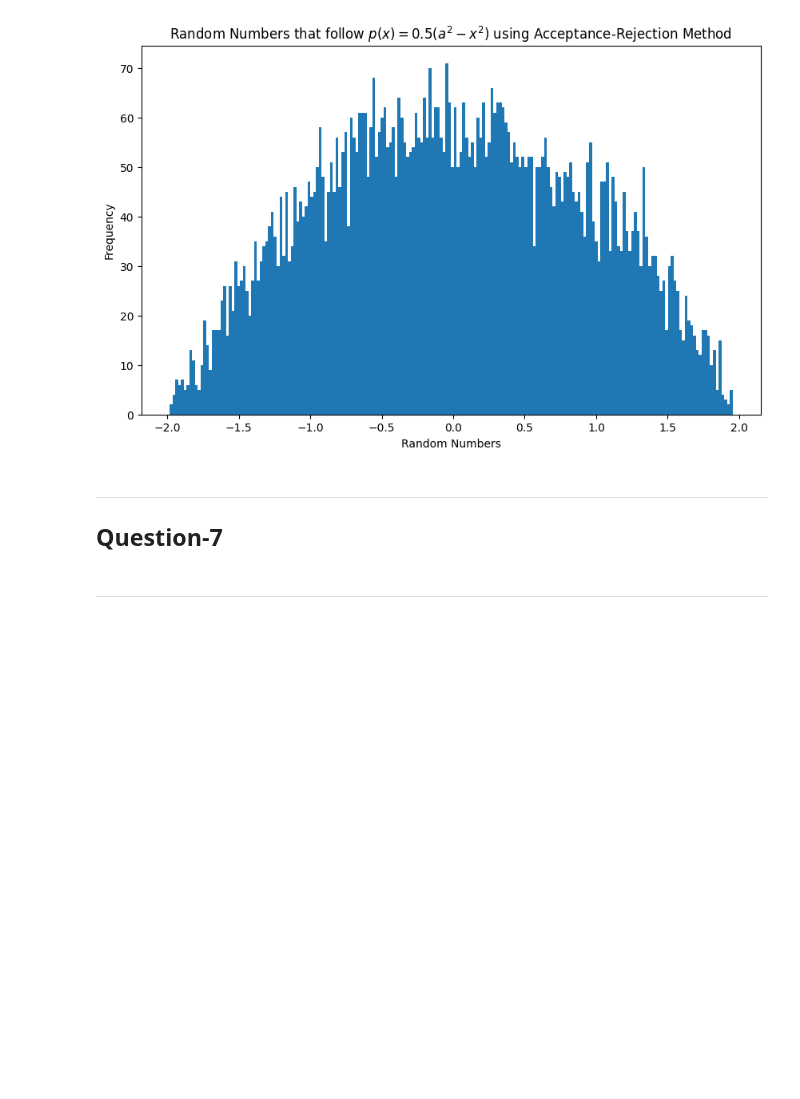
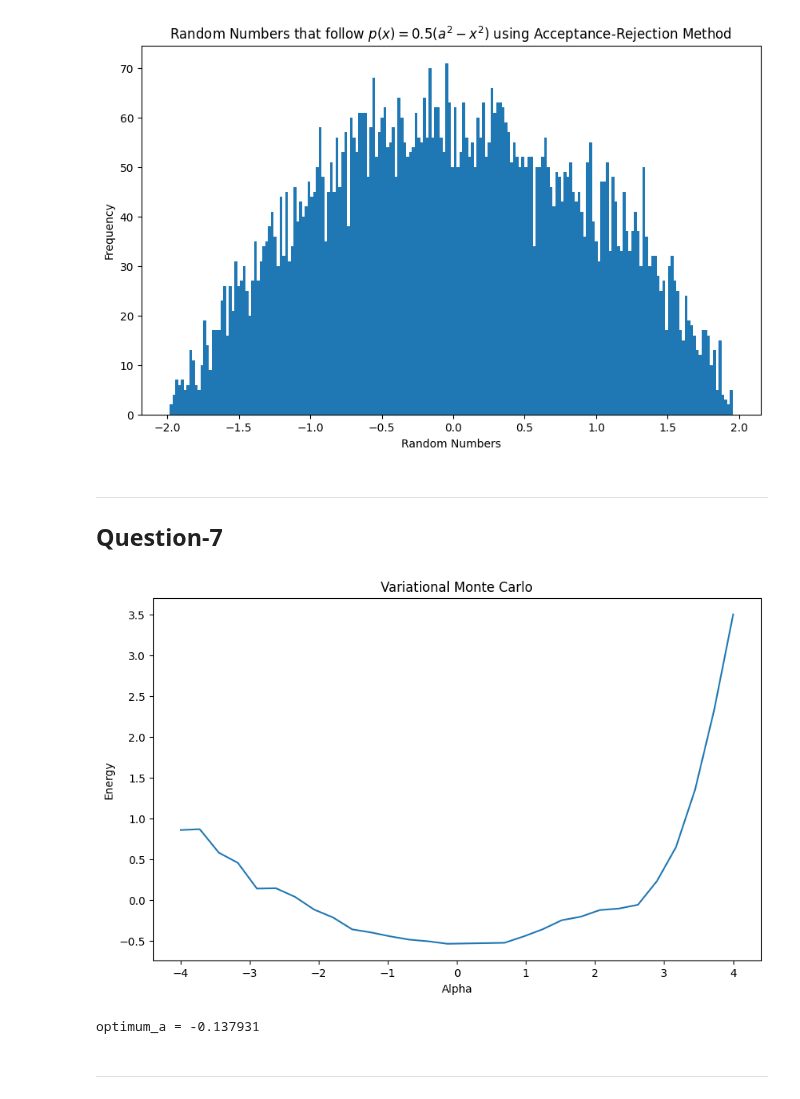
Before and after one commit to ananthapadmanabhan18/P452_Computational_Physics, a Jupyter notebook: Endsem/Endsem_Answers.ipynb, the cells around one changed output. Cells and saved outputs as stored; diff of their text form; code cells hidden in the pictures; blank space fills up the shorter version.

```diff
--- a/Endsem/Endsem_Answers.ipynb
+++ b/Endsem/Endsem_Answers.ipynb
@@ -390,2 +430,29 @@ plt.show()
+# %%
+def trialwave(x, a):
+    return 0.5 * ((a**2) - (x**2))
+
+def prob(x, a):
+    return  (0.5 * ((a**2) - (x**2))) ** 2
+
+def f_for_energy(x, a):
+    return ((((a**2)*(x**2)) - (x**4)) / 4) - 0.5
+
+N = 20000
+x0 = -0.5
+x_step = 0.001
+req_a, data = variational_MC(f_for_energy,prob,x0,x_step,(-4,4),N)
+
+import matplotlib.pyplot as plt
+plt.figure(figsize=(10,6))
+plt.plot(data[0], data[1])
+plt.title("Variational Monte Carlo")
+plt.xlabel("Alpha")
+plt.ylabel("Energy")
+plt.show()
+
+print(f"Value for the a for which Energy is Minimum = {req_a:.6f}")
+# %% [output]
+[figure, added]
+optimum_a = -0.137931
 # %% [markdown]
 <hr>
```
Also changed, not shown: parts of 2 cells of this notebook, 1 other file.
